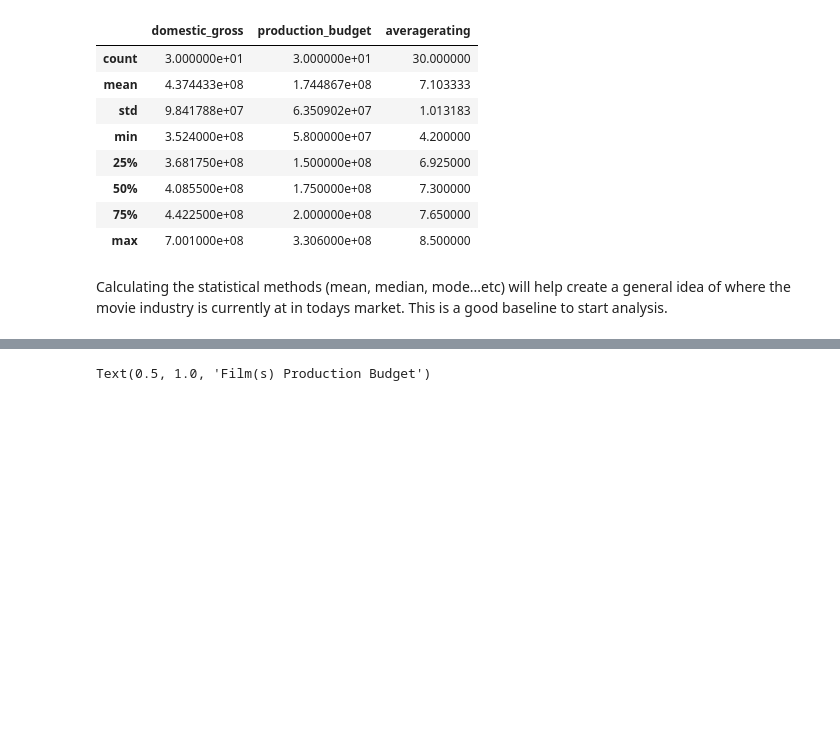
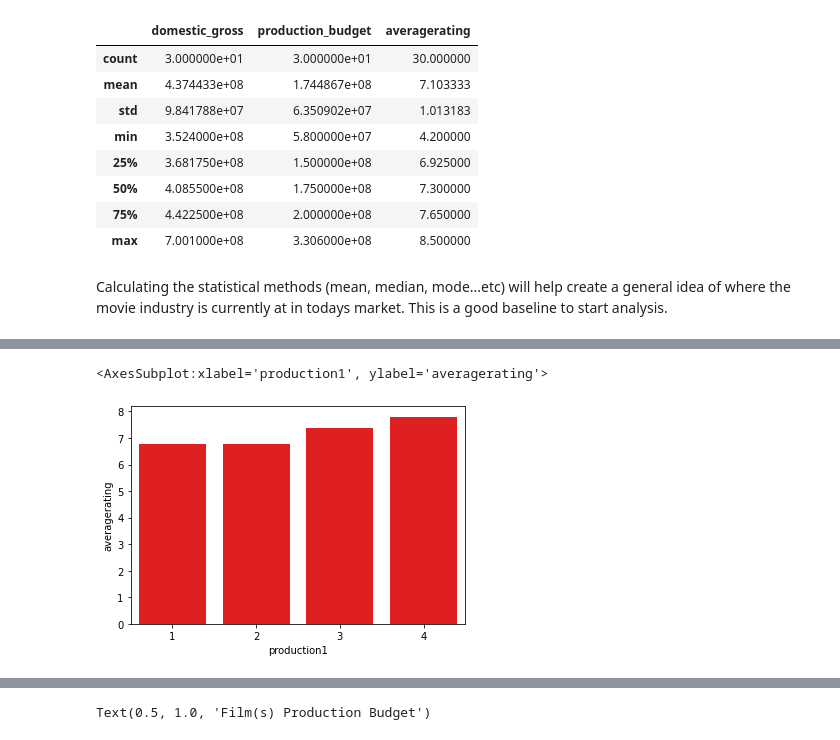
Before and after one commit to ashakeri92/dsc-phase-1-project-v2-3, a Jupyter notebook: analysis.ipynb, the cells around one changed output, grey strips where cells are left out. Cells and saved outputs as stored; diff of their text form; code cells hidden in the pictures; blank space fills up the shorter version.

Commit message:
added production budget plot

```diff
--- a/analysis.ipynb
+++ b/analysis.ipynb
@@ -303,3 +303,19 @@ movie_combined_df.describe()
 | max | 7.001000e+08 | 3.306000e+08 | 8.500000 |
 # %% [markdown]
 Calculating the statistical methods (mean, median, mode...etc) will help create a general idea of where the movie industry is currently at in todays market. This is a good baseline to start analysis.
+# %%
+productionbudgetloop = []
+
+for production_budget in movie_combined_df['production_budget']:
+    if production_budget <= 150000000:
+        productionbudgetloop.append(1)
+    elif production_budget <= 175000000:
+        productionbudgetloop.append(2)
+    elif production_budget <= 200000000:
+        productionbudgetloop.append(3)
+    else:
+        productionbudgetloop.append(4)
+
+movie_combined_df['production1'] = productionbudgetloop
+
+movie_combined_df.head()
@@ -305,0 +329,6 @@ Calculating the statistical methods (mean, median, mode...etc) will help create
+# %%
+g = movie_combined_df.groupby('production1').mean()
+sns.barplot(x=g.index, y= "averagerating", data=g, color= 'red')
+# %% [output]
+<AxesSubplot:xlabel='production1', ylabel='averagerating'>
+[figure, added]
```
Also changed, not shown: parts of 2 cells of this notebook.
